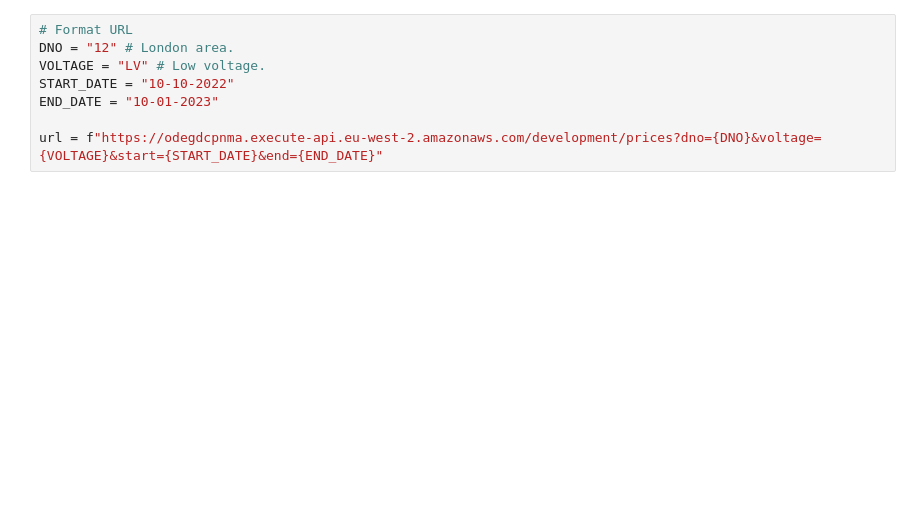
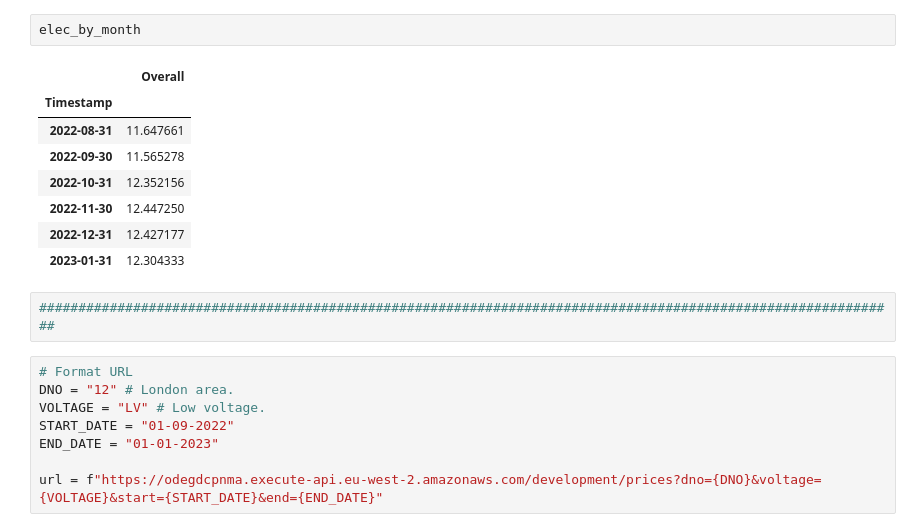
Before and after one commit to mjennings061/HackTheHub-TripleCookedChips, a Jupyter notebook: get_electricity.ipynb, the cells around one changed output. Cells and saved outputs as stored; diff of their text form; blank space fills up the shorter version.

```diff
--- a/get_electricity.ipynb
+++ b/get_electricity.ipynb
@@ -49,9 +95,22 @@ plt.show()
+# %%
+elec_by_month
+# %% [output]
+|  | Overall |
+| Timestamp |  |
+| 2022-08-31 | 11.647661 |
+| 2022-09-30 | 11.565278 |
+| 2022-10-31 | 12.352156 |
+| 2022-11-30 | 12.447250 |
+| 2022-12-31 | 12.427177 |
+| 2023-01-31 | 12.304333 |
+# %%
+##############################################################################################################
 # %%
 # Format URL
 DNO = "12" # London area.
 VOLTAGE = "LV" # Low voltage.
-START_DATE = "10-10-2022"
-END_DATE = "10-01-2023"
+START_DATE = "01-09-2022"
+END_DATE = "01-01-2023"
 
 url = f"https://odegdcpnma.execute-api.eu-west-2.amazonaws.com/development/prices?dno={DNO}&voltage={VOLTAGE}&start={START_DATE}&end={END_DATE}"
 # %%
```
Also changed, not shown: parts of 9 cells of this notebook.
